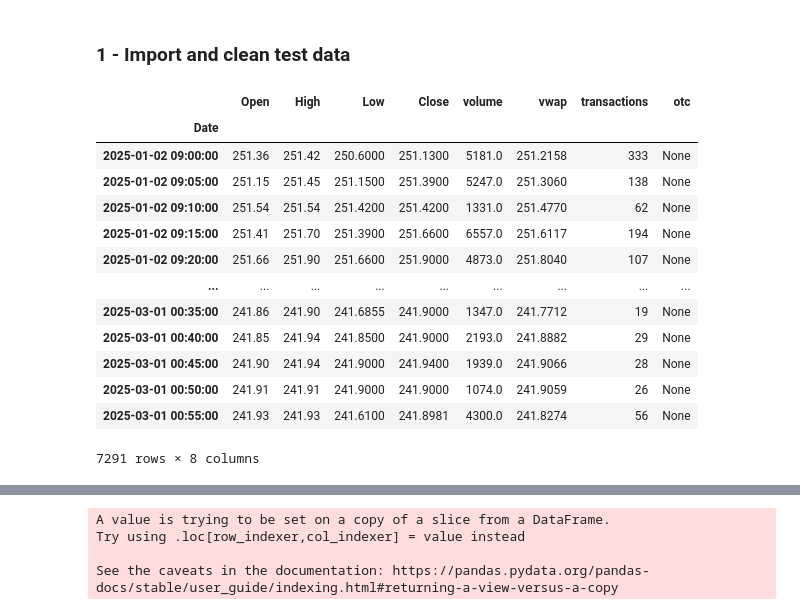
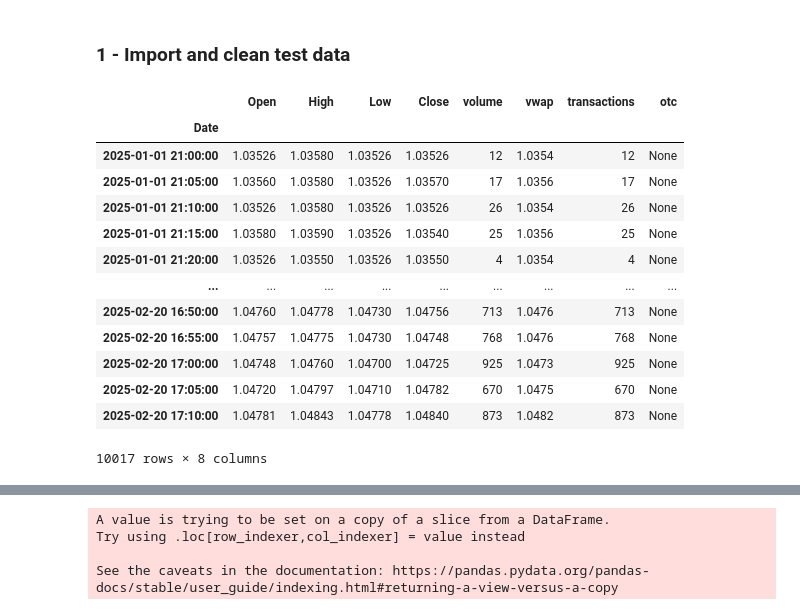
Before and after one commit to figa12/freqtrade_strats, a Jupyter notebook: 01_Strategy_Scalping_Modified_I.ipynb, the cells around one changed output, grey strips where cells are left out. Drawn from its saved outputs; the diff is of its cells as text; code cells hidden in the pictures.

Commit message:
changed ticker to EURUSD

```diff
--- a/01_Strategy_Scalping_Modified_I.ipynb
+++ b/01_Strategy_Scalping_Modified_I.ipynb
@@ -11,7 +11,7 @@ client = RESTClient(api_key="n__Yap_rQ8p5ZSPCBnjxBv7zwGymmKHZ")
 
 # Define the ticker symbol and date range
 
-dataRequest = client.get_aggs(ticker = "AAPL",
+dataRequest = client.get_aggs(ticker = "C:EURUSD",
                               multiplier = 5,
                               timespan = "minute",
                               from_ = "2025-01-01",
@@ -24,45 +24,45 @@ df = pd.DataFrame(dataRequest)
 df = df.set_index(pd.to_datetime(df['timestamp'], unit='ms')).rename_axis("Date")
 
 # Drop the timestamp column as it's now redundant
 df = df.drop('timestamp', axis=1)
 
 
 #df['Date'] = pd.to_datetime(df['timestamp'], unit='ms')
 #df.set_index(df['Date'], inplace=True)
 
 # Rename columns to have capitalized first letters
 df = df.rename(columns={
     'open': 'Open',
     'high': 'High',
     'low': 'Low',
     'close': 'Close'
 })
 
 df
 
 #generate plotly
 #fig = go.Figure(data=[go.Candlestick(x=df.index,
                                      #open=df['Open'],
                                      #high=df['High'],
                                      #low=df['Low'],
                                      #close=df['Close'])])
 
 #plot(fig, auto_open=True)
 # %% [output]
 |  | Open | High | Low | Close | volume | vwap | transactions | otc |
 | Date |  |  |  |  |  |  |  |  |
-| 2025-01-02 09:00:00 | 251.36 | 251.42 | 250.6000 | 251.1300 | 5181.0 | 251.2158 | 333 | None |
-| 2025-01-02 09:05:00 | 251.15 | 251.45 | 251.1500 | 251.3900 | 5247.0 | 251.3060 | 138 | None |
-| 2025-01-02 09:10:00 | 251.54 | 251.54 | 251.4200 | 251.4200 | 1331.0 | 251.4770 | 62 | None |
-| 2025-01-02 09:15:00 | 251.41 | 251.70 | 251.3900 | 251.6600 | 6557.0 | 251.6117 | 194 | None |
-| 2025-01-02 09:20:00 | 251.66 | 251.90 | 251.6600 | 251.9000 | 4873.0 | 251.8040 | 107 | None |
+| 2025-01-01 21:00:00 | 1.03526 | 1.03580 | 1.03526 | 1.03526 | 12 | 1.0354 | 12 | None |
+| 2025-01-01 21:05:00 | 1.03560 | 1.03580 | 1.03526 | 1.03570 | 17 | 1.0356 | 17 | None |
+| 2025-01-01 21:10:00 | 1.03526 | 1.03580 | 1.03526 | 1.03526 | 26 | 1.0354 | 26 | None |
+| 2025-01-01 21:15:00 | 1.03580 | 1.03590 | 1.03526 | 1.03540 | 25 | 1.0356 | 25 | None |
+| 2025-01-01 21:20:00 | 1.03526 | 1.03550 | 1.03526 | 1.03550 | 4 | 1.0354 | 4 | None |
 | ... | ... | ... | ... | ... | ... | ... | ... | ... |
-| 2025-03-01 00:35:00 | 241.86 | 241.90 | 241.6855 | 241.9000 | 1347.0 | 241.7712 | 19 | None |
-| 2025-03-01 00:40:00 | 241.85 | 241.94 | 241.8500 | 241.9000 | 2193.0 | 241.8882 | 29 | None |
-| 2025-03-01 00:45:00 | 241.90 | 241.94 | 241.9000 | 241.9400 | 1939.0 | 241.9066 | 28 | None |
-| 2025-03-01 00:50:00 | 241.91 | 241.91 | 241.9000 | 241.9000 | 1074.0 | 241.9059 | 26 | None |
-| 2025-03-01 00:55:00 | 241.93 | 241.93 | 241.6100 | 241.8981 | 4300.0 | 241.8274 | 56 | None |
+| 2025-02-20 16:50:00 | 1.04760 | 1.04778 | 1.04730 | 1.04756 | 713 | 1.0476 | 713 | None |
+| 2025-02-20 16:55:00 | 1.04757 | 1.04775 | 1.04730 | 1.04748 | 768 | 1.0476 | 768 | None |
+| 2025-02-20 17:00:00 | 1.04748 | 1.04760 | 1.04700 | 1.04725 | 925 | 1.0473 | 925 | None |
+| 2025-02-20 17:05:00 | 1.04720 | 1.04797 | 1.04710 | 1.04782 | 670 | 1.0475 | 670 | None |
+| 2025-02-20 17:10:00 | 1.04781 | 1.04843 | 1.04778 | 1.04840 | 873 | 1.0482 | 873 | None |
-7291 rows × 8 columns
+10017 rows × 8 columns
 # %%
 def populate_indicators(df):
     df["EMA_slow"]=ta.ema(df.Close, length=50)
```
Also changed, not shown: parts of 6 cells of this notebook.
